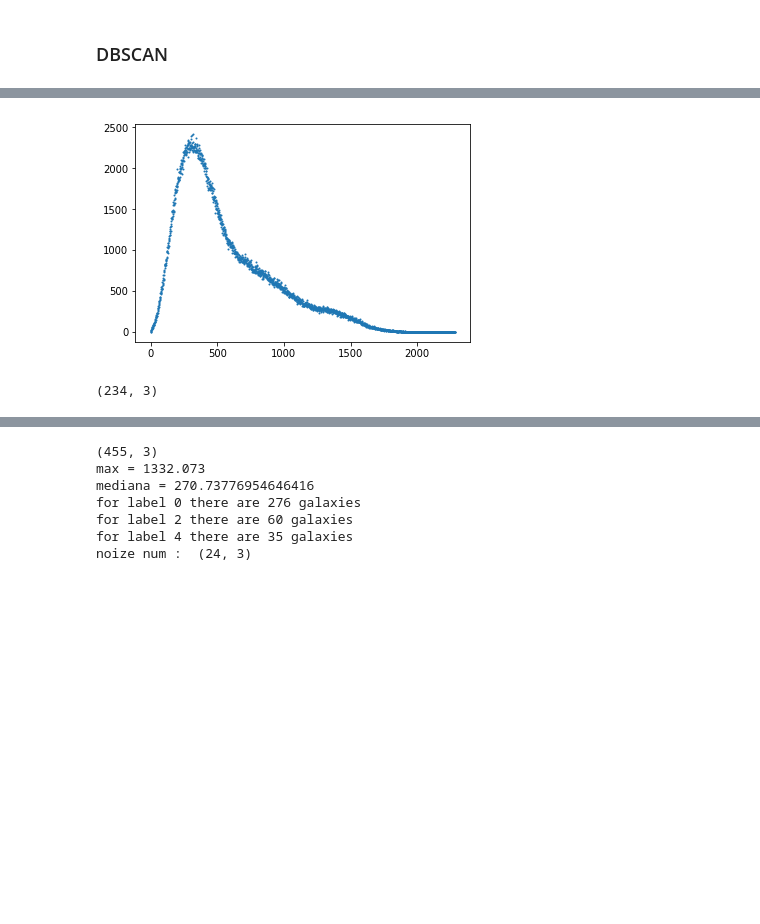
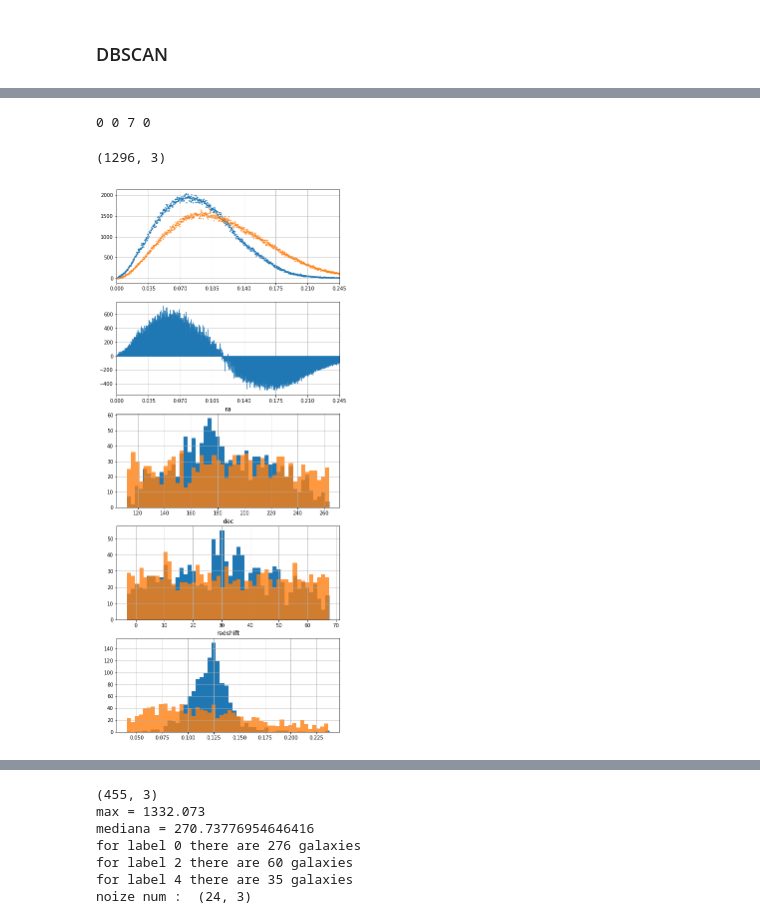
Before and after one commit to goshasty/diary_for_scientific_work, a Jupyter notebook: Analyze Abell.ipynb, the cells around one changed output, grey strips where cells are left out. Drawn from its saved outputs; the diff is of its cells as text; code cells hidden in the pictures; blank space fills up the shorter version.

```diff
--- a/Analyze Abell.ipynb
+++ b/Analyze Abell.ipynb
@@ -196,8 +442,0 @@ num = plt.hist(not_zero_pair, bins=800)
-# %%
-%matplotlib inline
-
-n1 = np.histogram(not_zero_pair, bins=2000)
-plt.scatter(n1[1][1:], n1[0], s=1)
-plt.show()
-# %% [output]
-[figure, removed]
@@ -238,11 +443,12 @@ def get_one(full_path, print_points=False):
-# %%
-dir_path = 'data/Abell less 0.3 chosen/'
-name_file = 'Abell_8 less 0.3 chosen.txt'
-
-#dir_path = 'data/Abell less 0.3/'
-#name_file = 'Abell_g_less_0.3 3.txt'
-full_path = dir_path + name_file
-points_xyz, ray = get_one(full_path)
-print(points_xyz.shape)
-# %% [output]
-(234, 3)
+# %%
+tmp1 = analyze_seria(list_cones, True)
+# %% [output]
+0 0 7 0
+# %%
+tmp1.shape
+# %% [output]
+(1296, 3)
+# %%
+plot_results(tmp1, 1000, 0.245, mod_mix=4)
+# %% [output]
+[figure, added]
```
Also changed, not shown: parts of 61 cells of this notebook, 12 other files.
